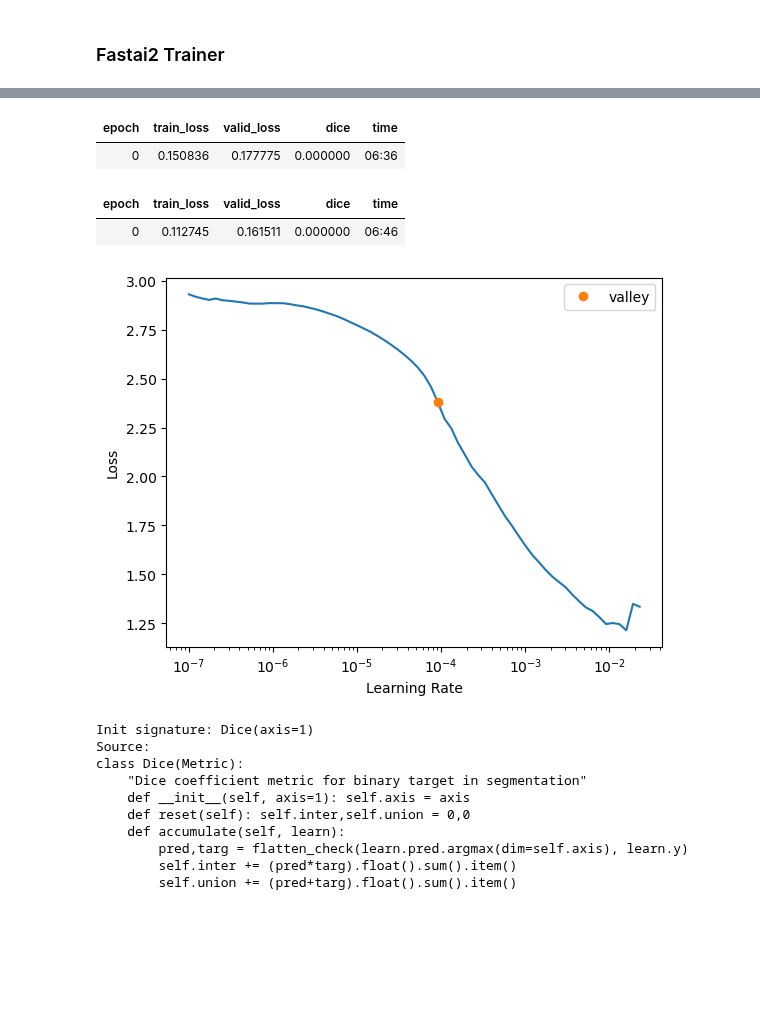
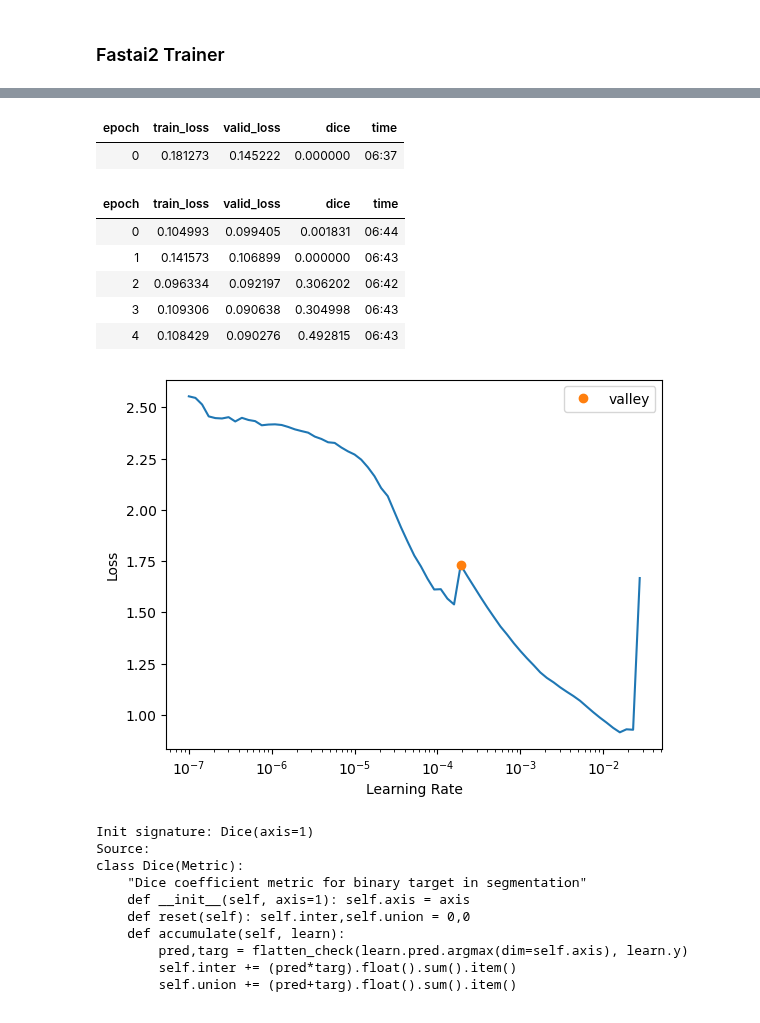
Before and after one commit to SkyTruth/cerulean-ml, a Jupyter notebook: notebooks/fastai2_unet_trainer_cv2.ipynb, the cells around one changed output, grey strips where cells are left out. Cells and saved outputs as stored; diff of their text form; code cells hidden in the pictures; blank space fills up the shorter version.

```diff
--- a/notebooks/fastai2_unet_trainer_cv2.ipynb
+++ b/notebooks/fastai2_unet_trainer_cv2.ipynb
@@ -28,7 +25,7 @@ size = 64  # Progressive resizing could happen here
 augs = aug_transforms(flip_vert=True, max_warp=0.1, size=size)
 class_map = {v: k for k, v in data.class_mapping_coco_inv.items()}
 class_ints = list(range(1, len(list(class_map.keys())[:-1]) + 1))
-parser = COCOMaskParser(annotations_filepath=f"{mount_path}/tile-cerulean-v2-partial-with-context/instances_Tiled Cerulean Dataset V2.json", img_dir=f"{mount_path}/tile-cerulean-v2-partial-with-context/tiled_images")
+parser = COCOMaskParser(annotations_filepath=f"{data_path}/tile-cerulean-v2-partial-with-context/instances_Tiled Cerulean Dataset V2.json", img_dir=f"{mount_path}/tile-cerulean-v2-partial-with-context/tiled_images")
 train_records, valid_records = parser.parse(autofix=False)
 # %% [markdown]
 ### Importing functions for returning an image sample and a semantic segmentation label for each sample
@@ -65,18 +62,22 @@ archs = {18: resnet18, 34: resnet34, 50: resnet50}
 # %%
 learn = unet_learner(dls, archs[arch], metrics=[Dice()], model_dir=experiment_dir, n_out = 7) # cbs=[MixedPrecision]
 
 lr = learn.lr_find()
 
 cbs = [TensorBoardCallback(projector=False, trace_model=False)]
 
-learn.fine_tune(1, 2e-4, cbs=cbs)#, cbs=SaveModelCallback(monitor='dice'))w
+learn.fine_tune(5, 2e-4, cbs=cbs)#, cbs=SaveModelCallback(monitor='dice'))w
 # %% [output]
 [interactive output not drawn]
 | epoch | train_loss | valid_loss | dice | time |
-| 0 | 0.150836 | 0.177775 | 0.000000 | 06:36 |
+| 0 | 0.181273 | 0.145222 | 0.000000 | 06:37 |
 | epoch | train_loss | valid_loss | dice | time |
-| 0 | 0.112745 | 0.161511 | 0.000000 | 06:46 |
+| 0 | 0.104993 | 0.099405 | 0.001831 | 06:44 |
+| 1 | 0.141573 | 0.106899 | 0.000000 | 06:43 |
+| 2 | 0.096334 | 0.092197 | 0.306202 | 06:42 |
+| 3 | 0.109306 | 0.090638 | 0.304998 | 06:43 |
+| 4 | 0.108429 | 0.090276 | 0.492815 | 06:43 |
-[figure, old version]
+[figure, new version]
 # %%
 Dice??
 # %% [output]
```
Also changed, not shown: parts of 6 cells of this notebook.
